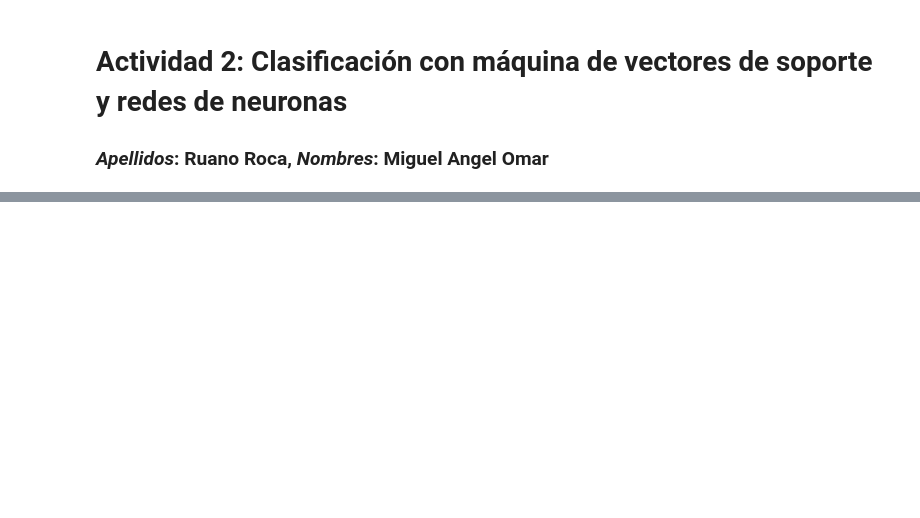
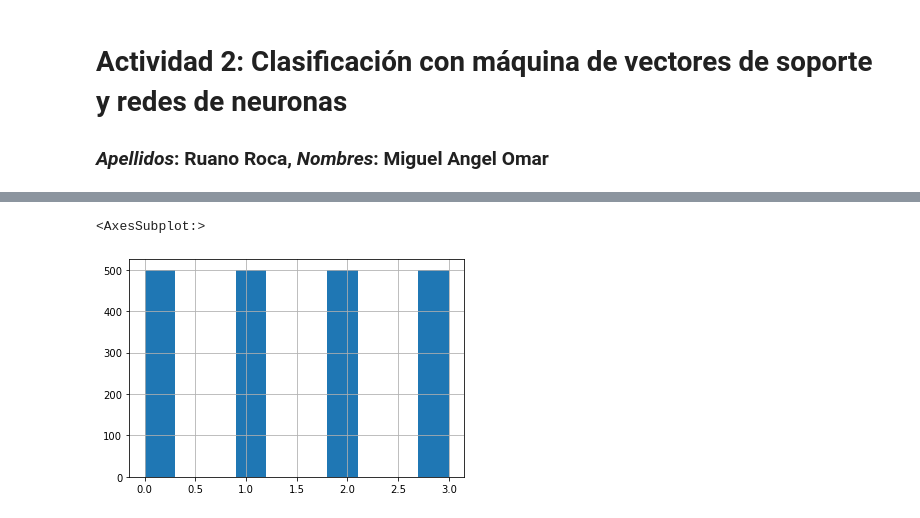
Before and after one commit to mikeruano3/UNIR_AprendizajeAutomatico_Tarea2, a Jupyter notebook: Tarea2AprendizajeAutomatico.ipynb, the cells around one changed output, grey strips where cells are left out. Cells and saved outputs as stored; diff of their text form; code cells hidden in the pictures; blank space fills up the shorter version.

```diff
--- a/Tarea2AprendizajeAutomatico.ipynb
+++ b/Tarea2AprendizajeAutomatico.ipynb
@@ -24,0 +22,13 @@ modelos creados para el conjunto de datos propuesto?
+# %%
+#%% Importing the libraries
+import numpy as np
+import matplotlib.pyplot as plt
+import pandas as pd
+import seaborn as sns
+# Importing the dataset
+
+df = pd.read_csv("train.csv", low_memory=False)
+dataset = df.copy()
+train = df.copy().drop(dataset.columns[20], axis=1)
+type(train)
+train # todas las columnas excepto 'price_range'
@@ -24,0 +126,21 @@ modelos creados para el conjunto de datos propuesto?
+# %%
+df['price_range'] = df['price_range'].astype(str)
+df = df.replace(str(0), 'cero')
+df = df.replace(str(1), 'uno')
+df = df.replace(str(2), 'dos')
+df = df.replace(str(3), 'tres')
+'''
+Frecuencia de cada clase price_range
+'''
+dfcat = df.select_dtypes(exclude=['int64', 'float64']) # excluyo todos los valores numericos
+print("\nCategorical column")
+for col in dfcat.columns:
+    print(dfcat[col].name) # imprime el nombre de las categorias
+    print(dfcat[col].unique()) # imprime el nombre de los elementos unicos de cada categoria
+    print(dfcat[col].value_counts().reset_index(name="freq"))
+
+#df['price_range'].hist()
+#df['ram'].hist()
+#df['battery_power'].hist()
+df = dataset.copy()
+df.info()
@@ -24,0 +165,5 @@ modelos creados para el conjunto de datos propuesto?
+# %%
+df['price_range'].hist()
+# %% [output]
+<AxesSubplot:>
+[figure, added]
```
Also changed, not shown: parts of 75 cells of this notebook.
